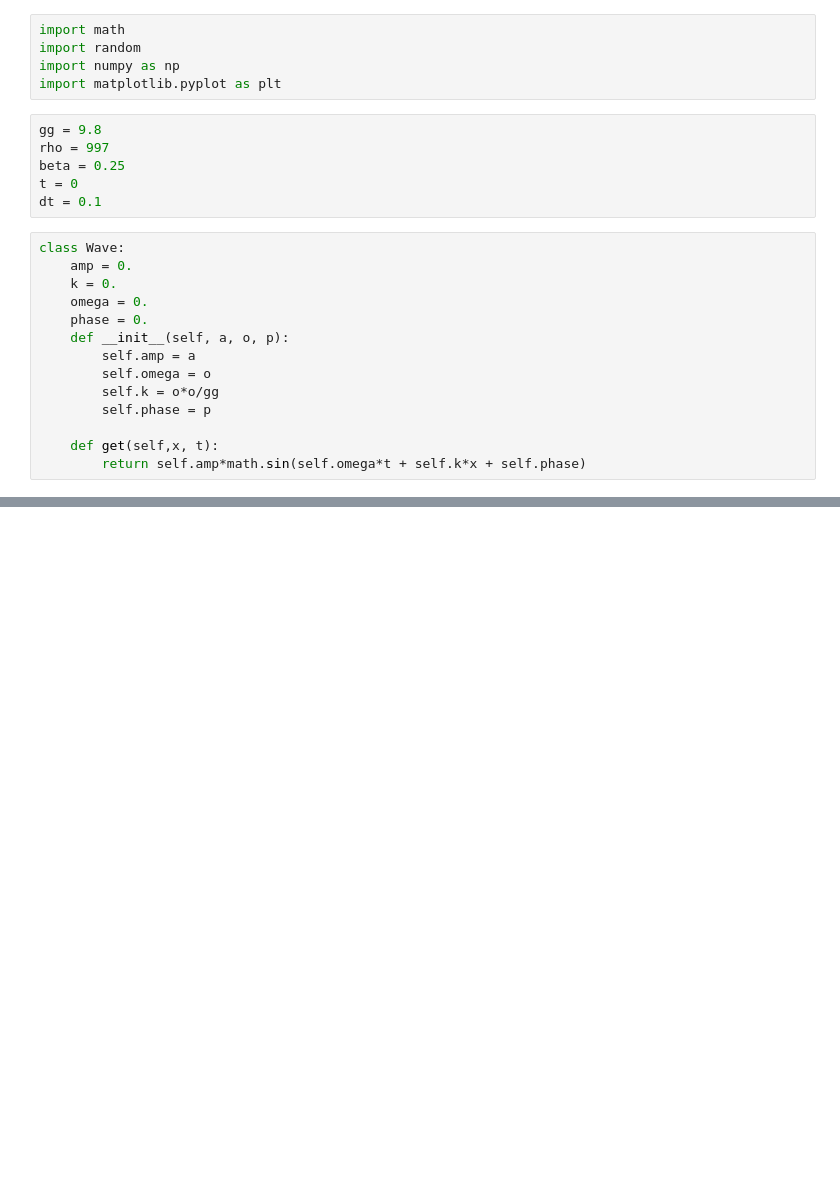
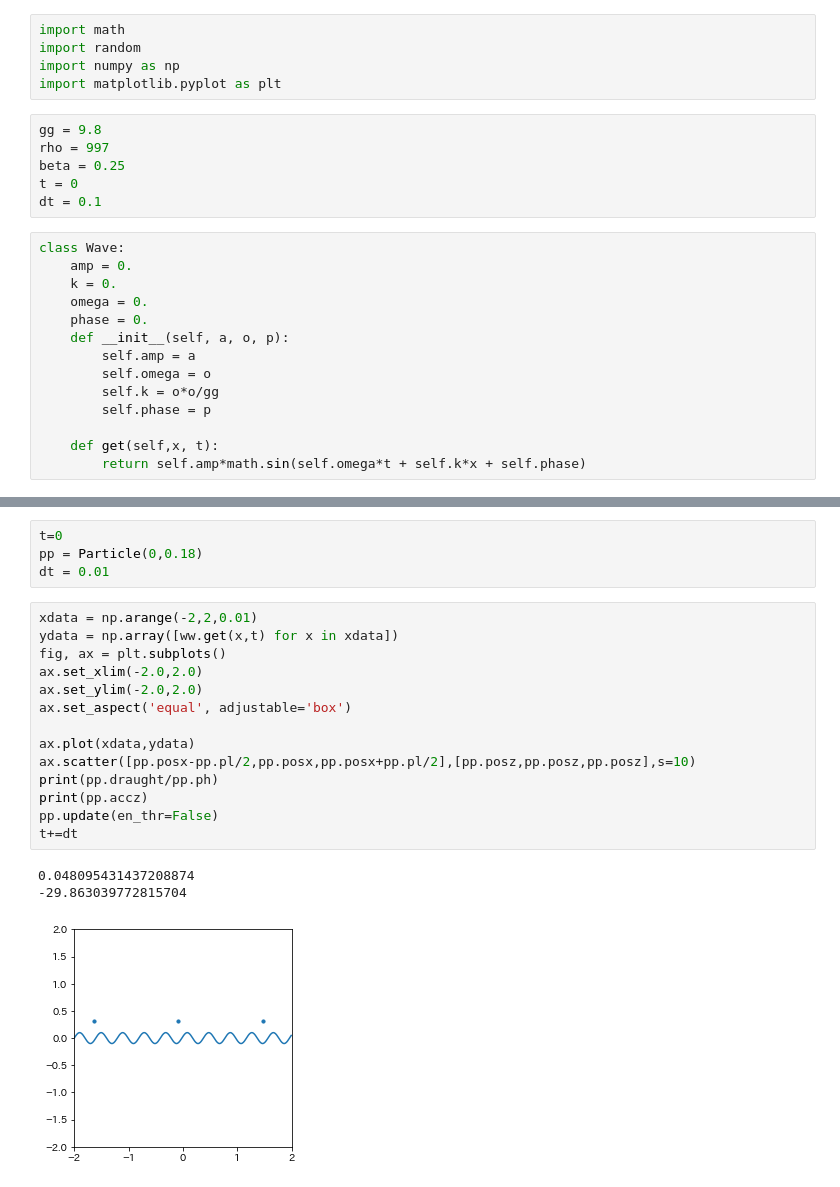
Before and after one commit to shiokoala/soturon, a Jupyter notebook: ship.ipynb, the cells around one changed output, grey strips where cells are left out. Drawn from its saved outputs; the diff is of its cells as text; blank space fills up the shorter version.

```diff
--- a/ship.ipynb
+++ b/ship.ipynb
@@ -197,3 +222,25 @@ for i in range(10000):
+# %%
+t=0
+pp = Particle(0,0.18)
+dt = 0.01
+# %%
+xdata = np.arange(-2,2,0.01)
+ydata = np.array([ww.get(x,t) for x in xdata])
+fig, ax = plt.subplots()
+ax.set_xlim(-2.0,2.0)
+ax.set_ylim(-2.0,2.0)
+ax.set_aspect('equal', adjustable='box')
+
+ax.plot(xdata,ydata)
+ax.scatter([pp.posx-pp.pl/2,pp.posx,pp.posx+pp.pl/2],[pp.posz,pp.posz,pp.posz],s=10)
+print(pp.draught/pp.ph)
+print(pp.accz)
+pp.update(en_thr=False)
+t+=dt
+# %% [output]
+0.048095431437208874
+-29.863039772815704
+[figure, added]
 # %%
 fig, ax = plt.subplots()
 tdata = np.arange(0,10000*dt,dt)
```
Also changed, not shown: parts of 4 cells of this notebook, 7 other files.
